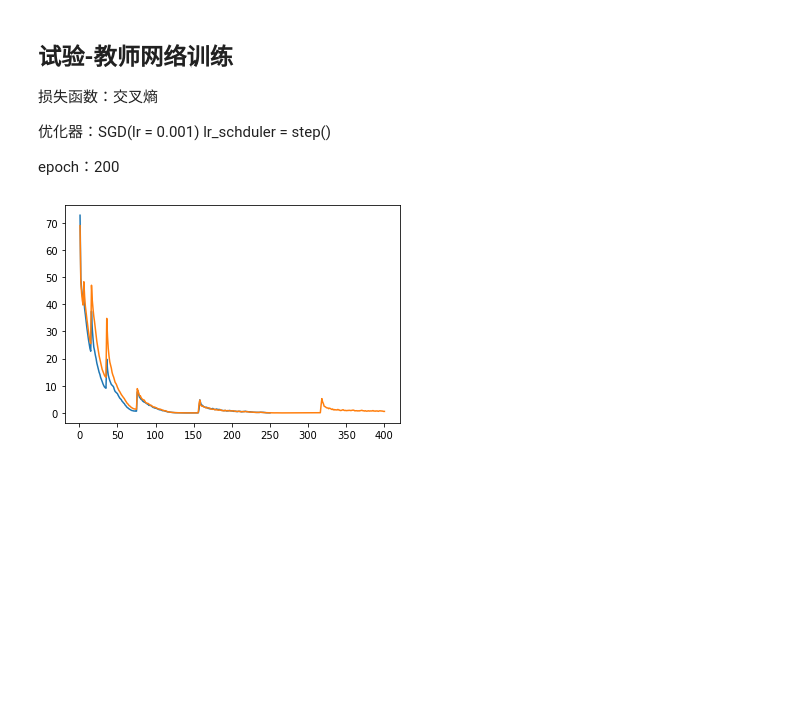
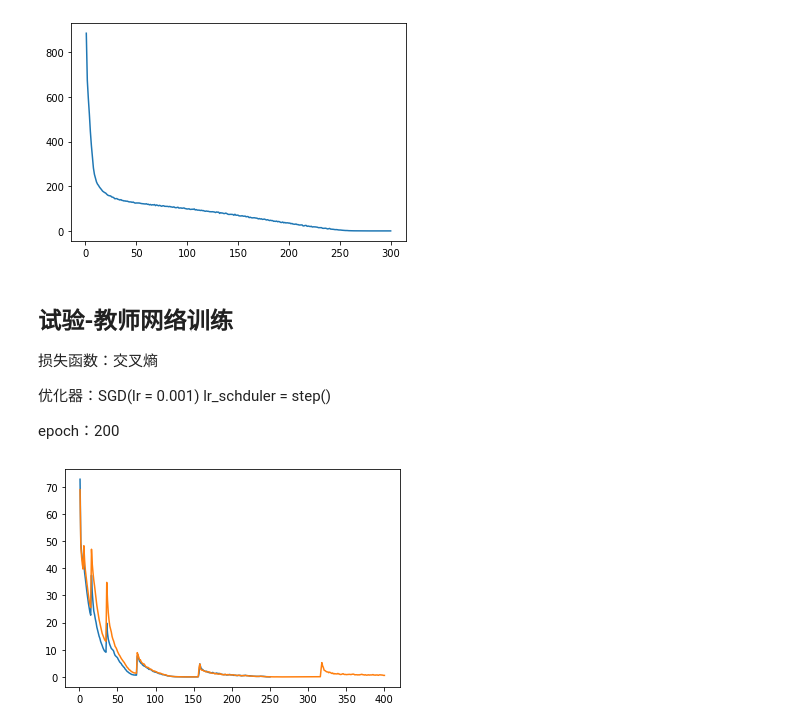
Before and after one commit to yinzp-simple/paper-reading2, a Jupyter notebook: DeepInversion/experiment.ipynb, the cells around one changed output. Saved outputs shown, nothing was run; the diff lists cells and outputs as text; code cells hidden in the pictures; blank space fills up the shorter version.

```diff
--- a/DeepInversion/experiment.ipynb
+++ b/DeepInversion/experiment.ipynb
@@ -8,3 +21,7 @@ def draw_loss(filepath):
+# %%
+draw_loss('/home/ubuntu/YZP/gitee/paper-reading/DeepInversion/cache/experimental_data/teacher_loss_300.npy')
+# %% [output]
+[figure, added]
 # %% [markdown]
 ## 试验-教师网络训练
 损失函数：交叉熵
```
Also changed, not shown: parts of 2 cells of this notebook, 4 other files.
